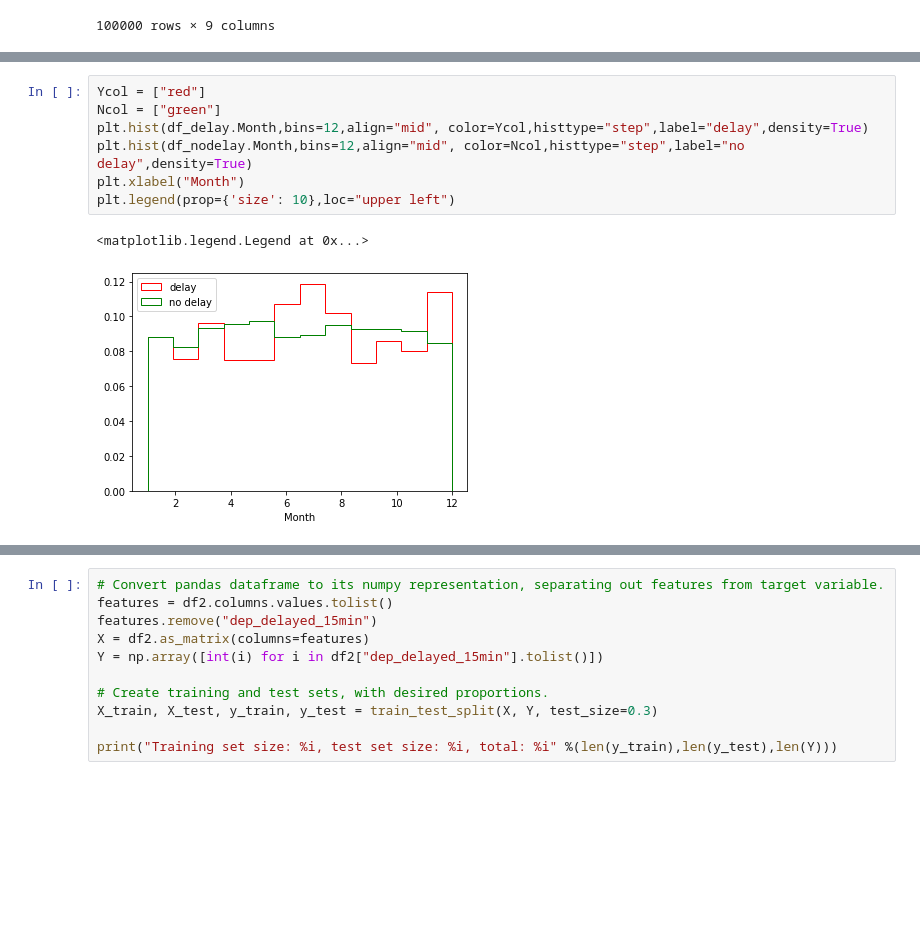
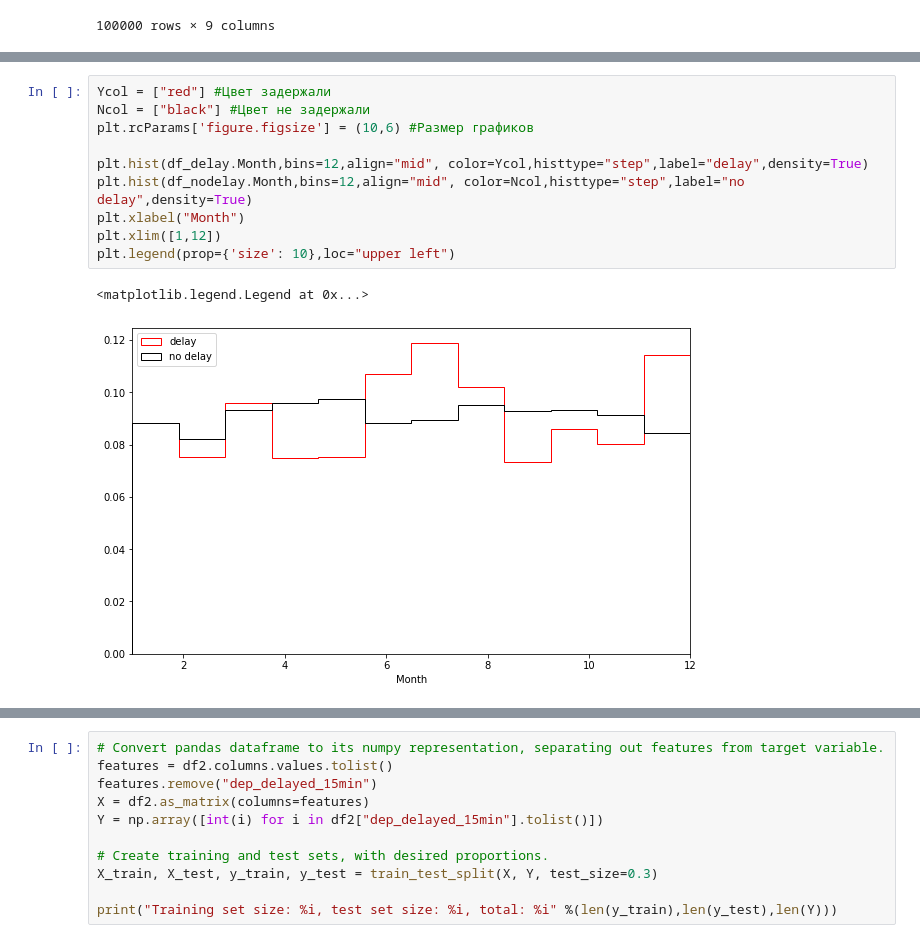
Before and after one commit to killkamad/BigData, a Jupyter notebook: Экзамен/Flight_delay with server.ipynb, the cells around one changed output, grey strips where cells are left out. Drawn from its saved outputs; the diff is of its cells as text; blank space fills up the shorter version.

```diff
--- a/Экзамен/Flight_delay with server.ipynb
+++ b/Экзамен/Flight_delay with server.ipynb
@@ -170,13 +176,16 @@ Name: dep_delayed_15min, dtype: float64
 # %%
-Ycol = ["red"]
-Ncol = ["green"]
+Ycol = ["red"] #Цвет задержали
+Ncol = ["black"] #Цвет не задержали
+plt.rcParams['figure.figsize'] = (10,6) #Размер графиков
+
 plt.hist(df_delay.Month,bins=12,align="mid", color=Ycol,histtype="step",label="delay",density=True)
 plt.hist(df_nodelay.Month,bins=12,align="mid", color=Ncol,histtype="step",label="no delay",density=True)
 plt.xlabel("Month")
+plt.xlim([1,12])
 plt.legend(prop={'size': 10},loc="upper left")
 # %% [output]
 <matplotlib.legend.Legend at 0x...>
-[figure, old version]
+[figure, new version]
 # %%
 plt.hist(df_delay.DayofMonth,bins=31,range=[0.5,31.5],align="mid",
                color=Ycol,histtype="step",label="delay",density=True)
```
Also changed, not shown: parts of 32 cells of this notebook.
